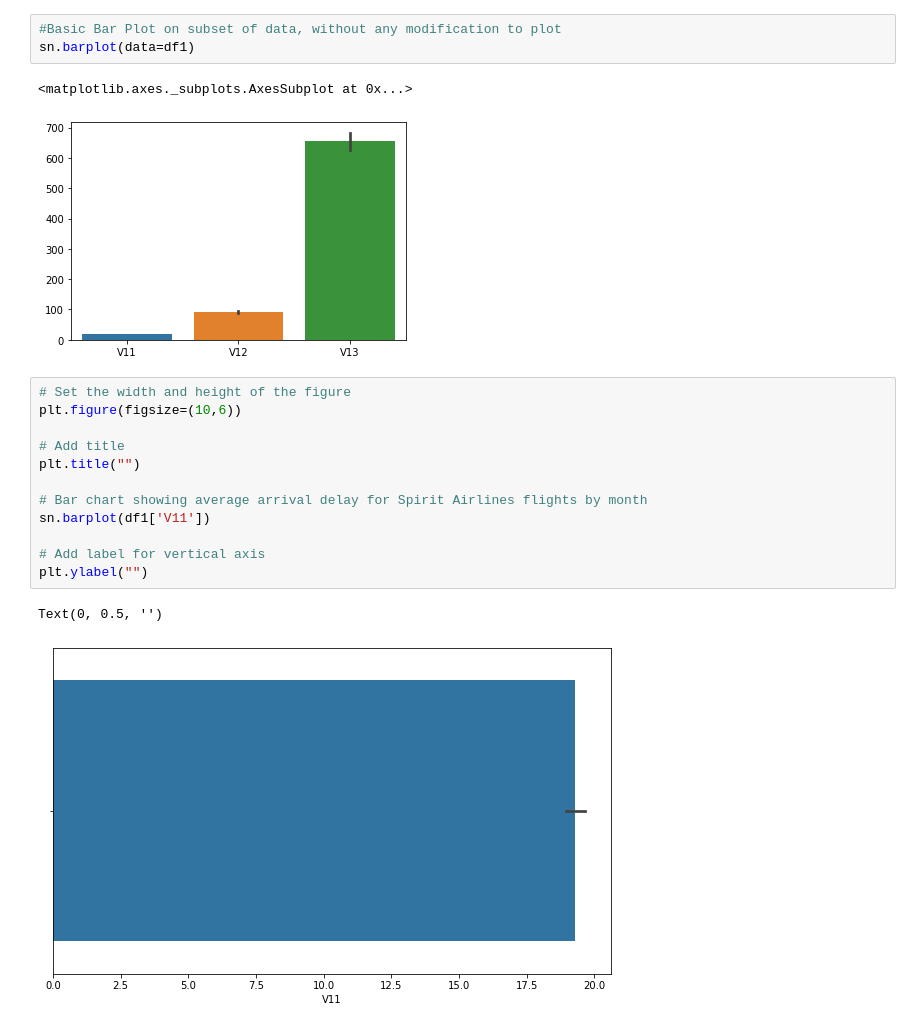
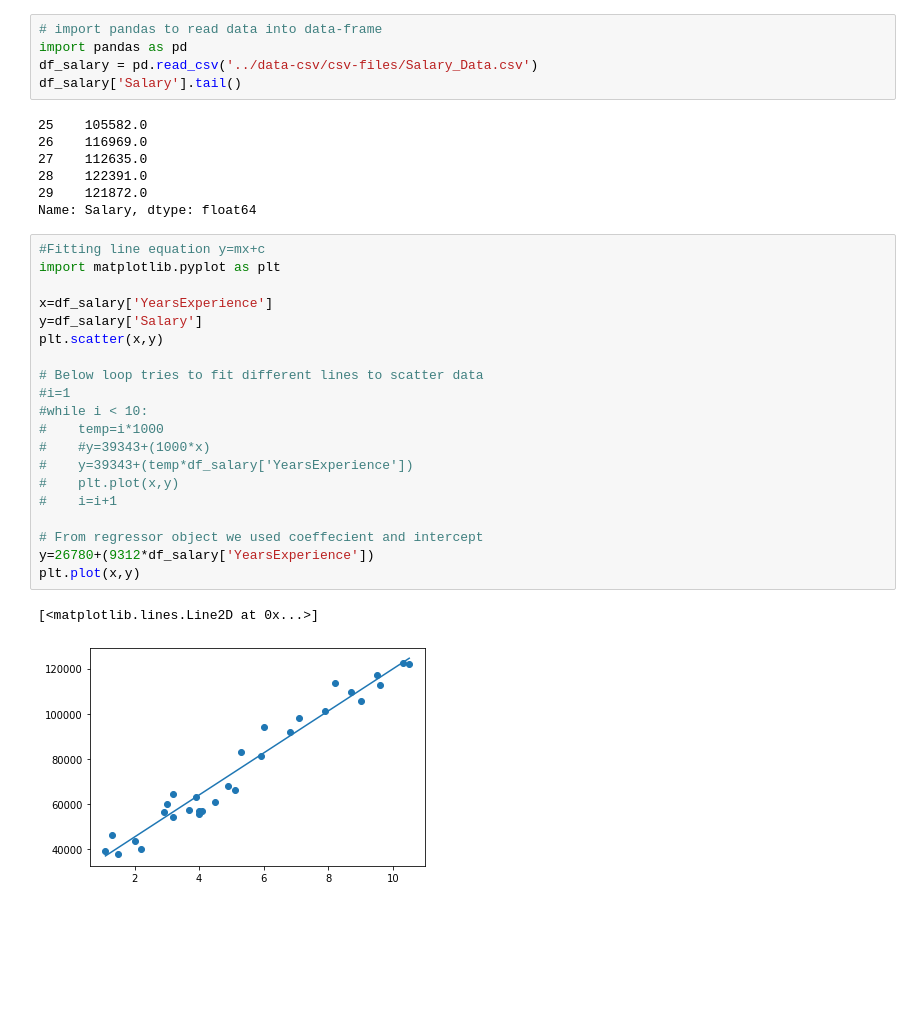
Before and after one commit to srmk1/learn-ml-hands-on, a Jupyter notebook: python/basic_plot.ipynb, the cells around one changed output. Drawn from its saved outputs; the diff is of its cells as text; blank space fills up the shorter version.

```diff
--- a/python/basic_plot.ipynb
+++ b/python/basic_plot.ipynb
@@ -194,21 +1,35 @@ sn.lineplot(data=df1['V11'], label="V11")
-# %%
-#Basic Bar Plot on subset of data, without any modification to plot
-sn.barplot(data=df1)
-# %% [output]
-<matplotlib.axes._subplots.AxesSubplot at 0x...>
-[figure, removed]
-# %%
-# Set the width and height of the figure
-plt.figure(figsize=(10,6))
-
-# Add title
-plt.title("")
-
-# Bar chart showing average arrival delay for Spirit Airlines flights by month
-sn.barplot(df1['V11'])
-
-# Add label for vertical axis
-plt.ylabel("")
-# %% [output]
-Text(0, 0.5, '')
-[figure, removed]
+# %%
+# import pandas to read data into data-frame
+import pandas as pd
+df_salary = pd.read_csv('../data-csv/csv-files/Salary_Data.csv')
+df_salary['Salary'].tail()
+# %% [output]
+25    105582.0
+26    116969.0
+27    112635.0
+28    122391.0
+29    121872.0
+Name: Salary, dtype: float64
+# %%
+#Fitting line equation y=mx+c
+import matplotlib.pyplot as plt
+
+x=df_salary['YearsExperience']
+y=df_salary['Salary']
+plt.scatter(x,y)
+
+# Below loop tries to fit different lines to scatter data
+#i=1
+#while i < 10:
+#    temp=i*1000
+#    #y=39343+(1000*x)
+#    y=39343+(temp*df_salary['YearsExperience'])
+#    plt.plot(x,y)
+#    i=i+1
+
+# From regressor object we used coeffecient and intercept
+y=26780+(9312*df_salary['YearsExperience'])
+plt.plot(x,y)
+# %% [output]
+[<matplotlib.lines.Line2D at 0x...>]
+[figure, added]
```
Also changed, not shown: parts of 16 cells of this notebook, 6 other files.
